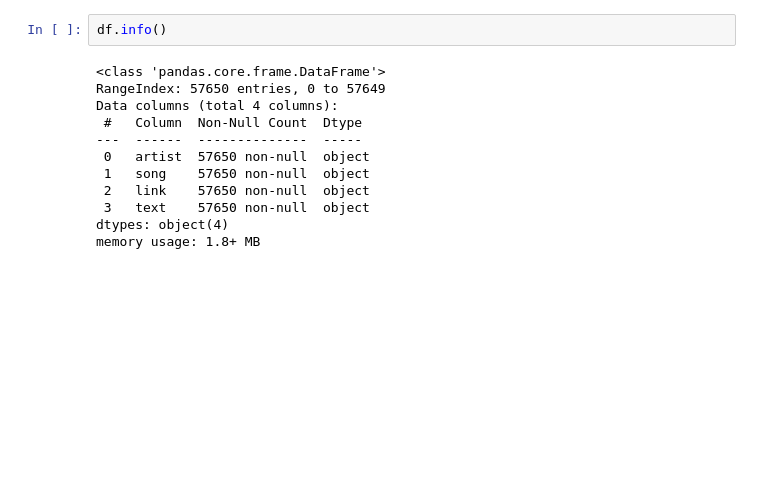
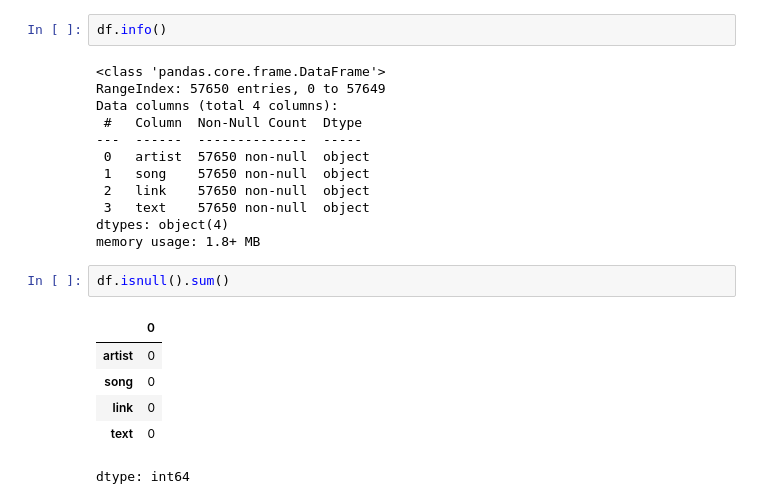
Before and after one commit to yonathanalulam/Music-Recommendation-System, a Jupyter notebook: songPred.ipynb, the cells around one changed output. Saved outputs shown, nothing was run; the diff lists cells and outputs as text; blank space fills up the shorter version.

```diff
--- a/songPred.ipynb
+++ b/songPred.ipynb
@@ -64,3 +64,12 @@ Data columns (total 4 columns):
  3   text    57650 non-null  object
 dtypes: object(4)
 memory usage: 1.8+ MB
+# %%
+df.isnull().sum()
+# %% [output]
+|  | 0 |
+| artist | 0 |
+| song | 0 |
+| link | 0 |
+| text | 0 |
+dtype: int64
```
Also changed, not shown: parts of 11 cells of this notebook.
